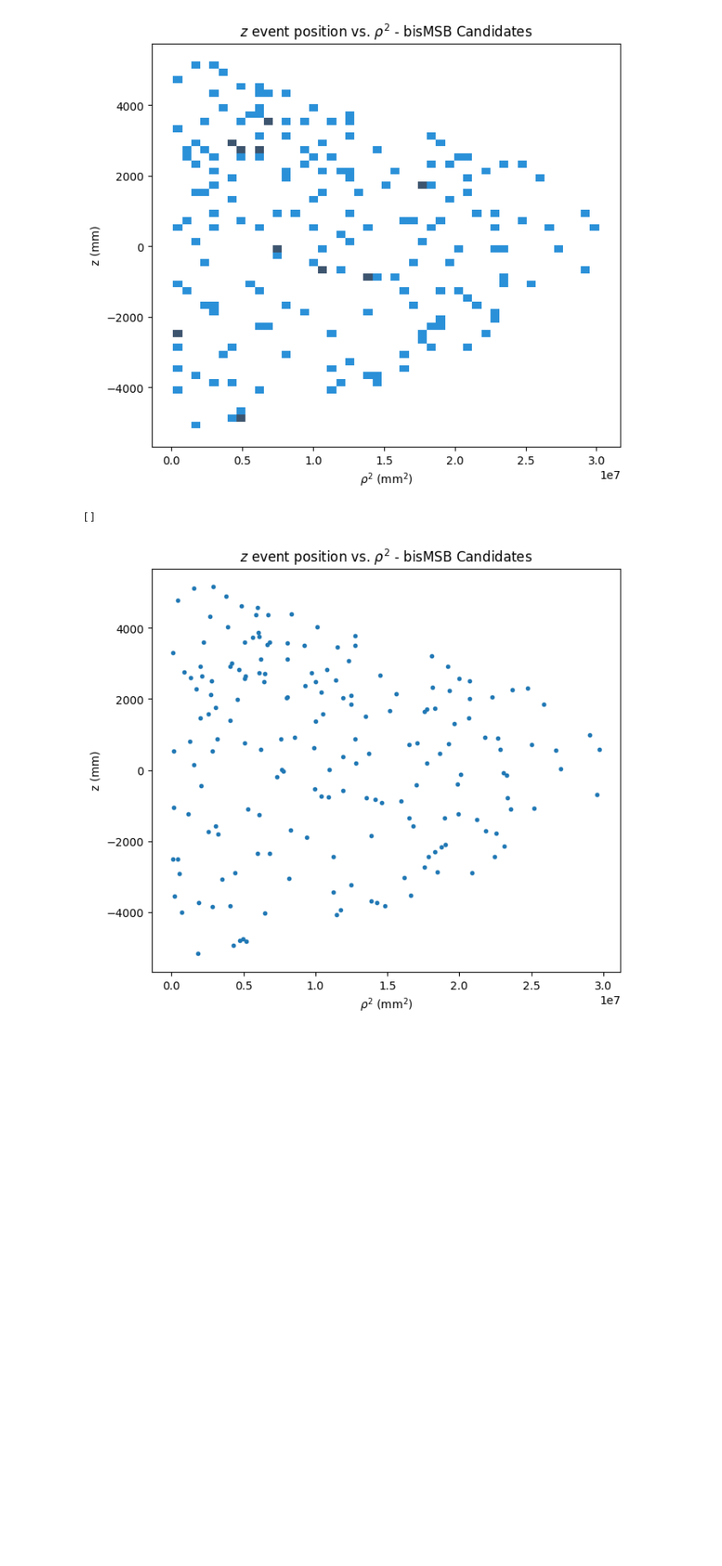
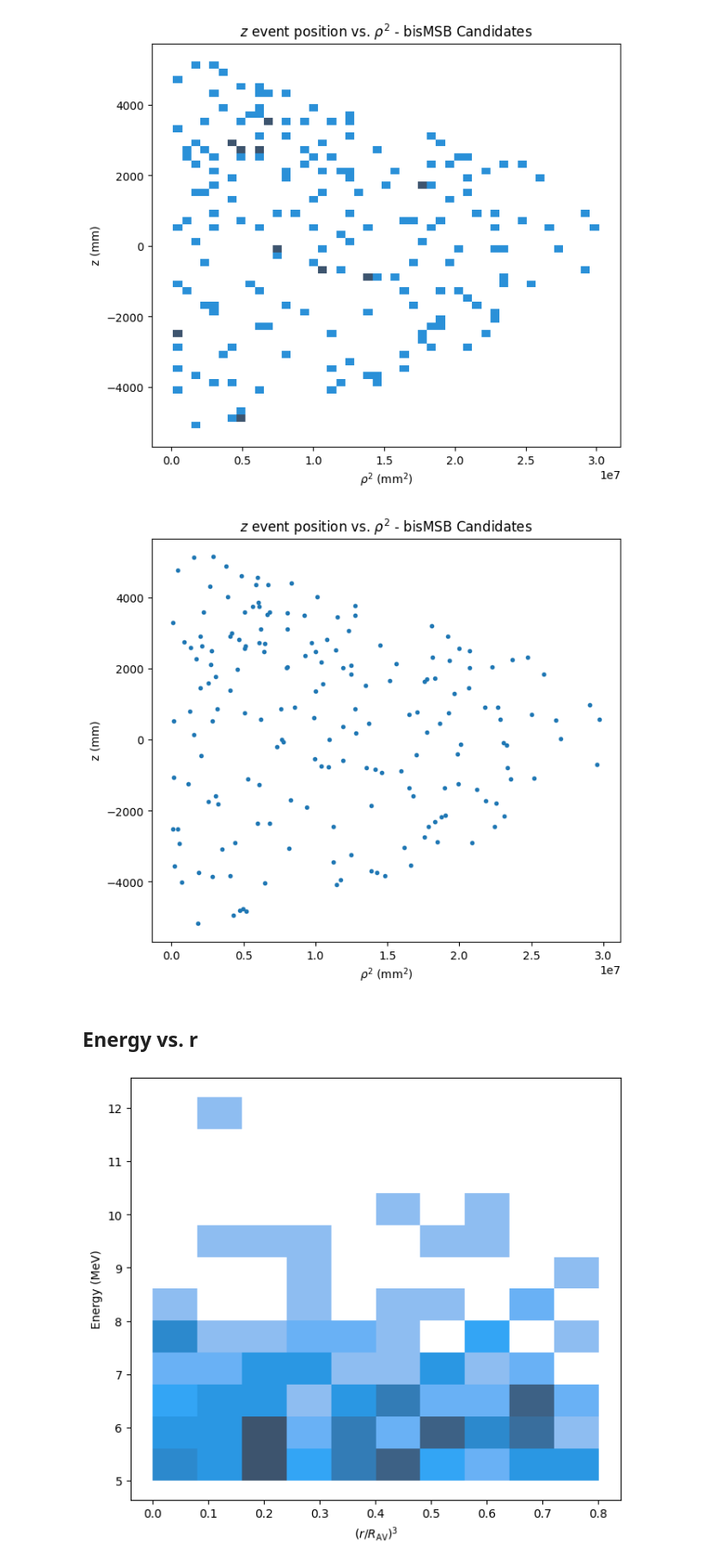
Before and after one commit to joankl/Solar-Neutrinos-Project, a Jupyter notebook: bis_data_candidates/First candidates study.ipynb, the cells around one changed output. Shown at 86% size. Saved outputs shown, nothing was run; the diff lists cells and outputs as text; code cells hidden in the pictures; blank space fills up the shorter version.

```diff
--- a/bis_data_candidates/First candidates study.ipynb
+++ b/bis_data_candidates/First candidates study.ipynb
@@ -155,7 +156,22 @@ plt.ylabel('z (mm)')
 
 plt.title(r'$z$ event position vs. $\rho^2$ - bisMSB Candidates')
 
-plt.plot()
+plt.show()
 # %% [output]
-[]
 [figure]
+# %% [markdown]
+## Energy vs. r
+# %%
+plt.figure(figsize = (7.5, 6.5))
+
+binwidth_energy = 0.6
+binwidth_posr = 0.08
+
+sn.histplot(x = norm_vol, y = energy, binwidth = (binwidth_posr, binwidth_energy))
+
+plt.xlabel(r'$(r/R_\text{AV})^3$')
+plt.ylabel('Energy (MeV)')
+
+plt.show()
+# %% [output]
+[figure, added]
```
Also changed, not shown: parts of 3 cells of this notebook.
